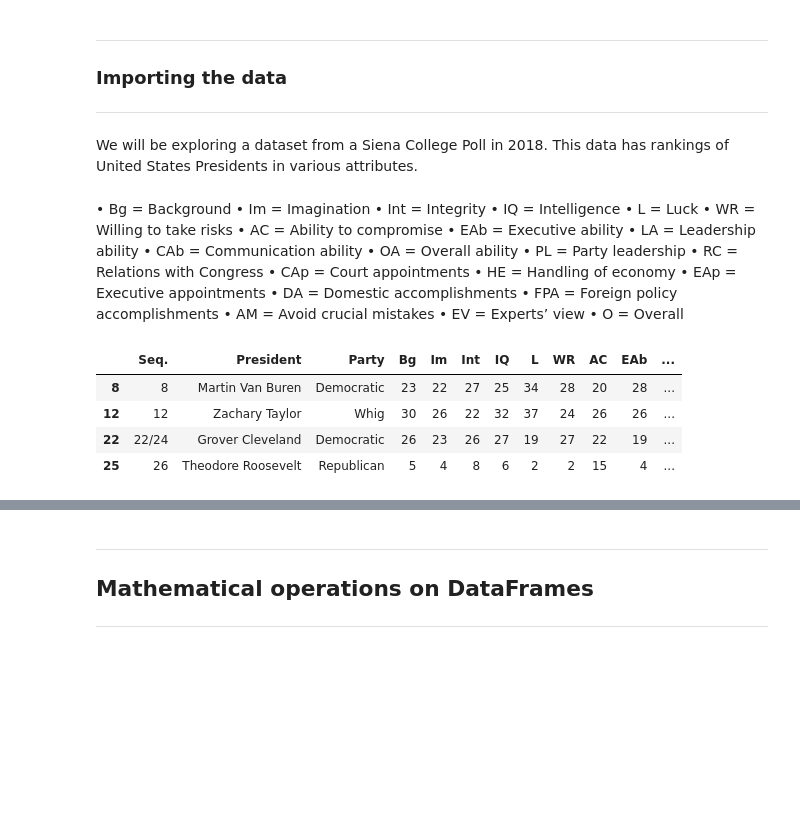
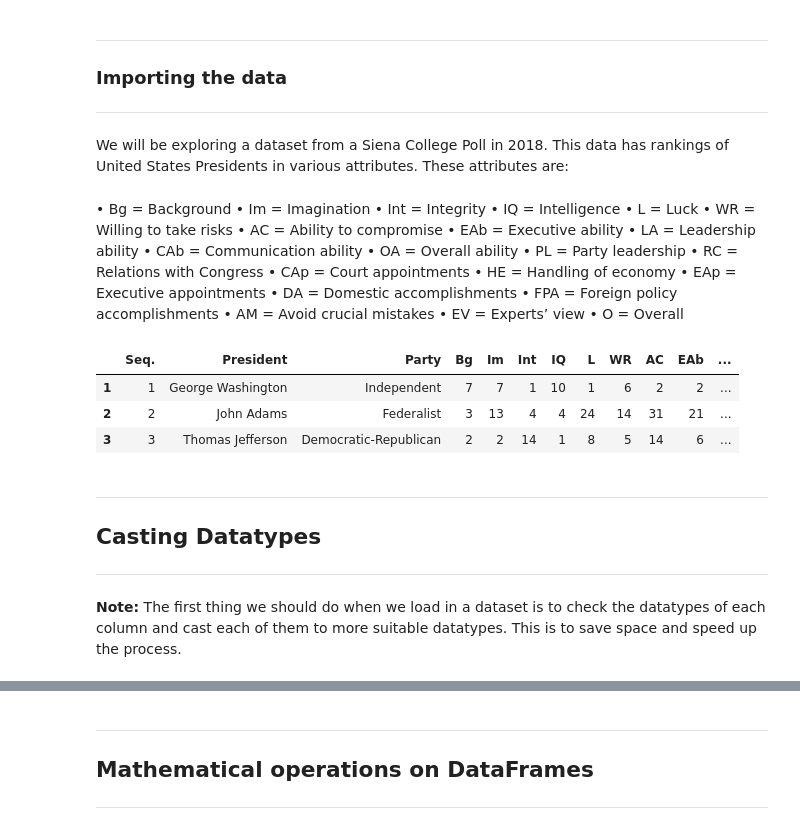
Before and after one commit to AindreaAjax/ML_Introduction, a Jupyter notebook: Pandas/04_DataFrames.ipynb, the cells around one changed output, grey strips where cells are left out. Cells and saved outputs as stored; diff of their text form; code cells hidden in the pictures; blank space fills up the shorter version.

```diff
--- a/Pandas/04_DataFrames.ipynb
+++ b/Pandas/04_DataFrames.ipynb
@@ -25,4 +25,4 @@ pd.set_option("display.max_rows", 10)
 ### Importing the data
 ------------------------
 # %% [markdown]
-We will be exploring a dataset from a Siena College Poll in 2018. This data has rankings of United States Presidents in various attributes.
+We will be exploring a dataset from a Siena College Poll in 2018. This data has rankings of United States Presidents in various attributes. These attributes are:
@@ -55,8 +59,13 @@ siena_2018 = pd.read_csv(url, index_col=0)
 # %%
-siena_2018.sample(4).sort_index()
+siena_2018.head(3)
 # %% [output]
 |  | Seq. | President | Party | Bg | Im | Int | IQ | L | WR | AC | EAb | ... |
-| 8 | 8 | Martin Van Buren | Democratic | 23 | 22 | 27 | 25 | 34 | 28 | 20 | 28 | ... |
-| 12 | 12 | Zachary Taylor | Whig | 30 | 26 | 22 | 32 | 37 | 24 | 26 | 26 | ... |
-| 22 | 22/24 | Grover Cleveland | Democratic | 26 | 23 | 26 | 27 | 19 | 27 | 22 | 19 | ... |
-| 25 | 26 | Theodore Roosevelt | Republican | 5 | 4 | 8 | 6 | 2 | 2 | 15 | 4 | ... |
+| 1 | 1 | George Washington | Independent | 7 | 7 | 1 | 10 | 1 | 6 | 2 | 2 | ... |
+| 2 | 2 | John Adams | Federalist | 3 | 13 | 4 | 4 | 24 | 14 | 31 | 21 | ... |
+| 3 | 3 | Thomas Jefferson | Democratic-Republican | 2 | 2 | 14 | 1 | 8 | 5 | 14 | 6 | ... |
+# %% [markdown]
+---------------------
+## Casting Datatypes
+-----------------------
+# %% [markdown]
+**Note:** The first thing we should do when we load in a dataset is to check the datatypes of each column and cast each of them to more suitable datatypes. This is to save space and speed up the process.
```
Also changed, not shown: parts of 27 cells of this notebook, 2 other files.
